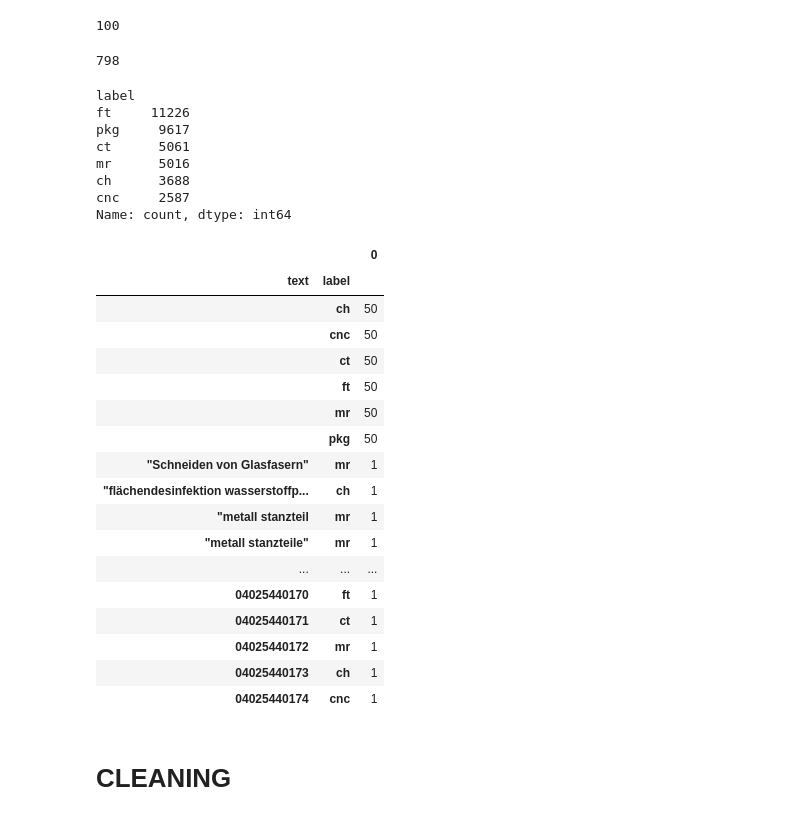
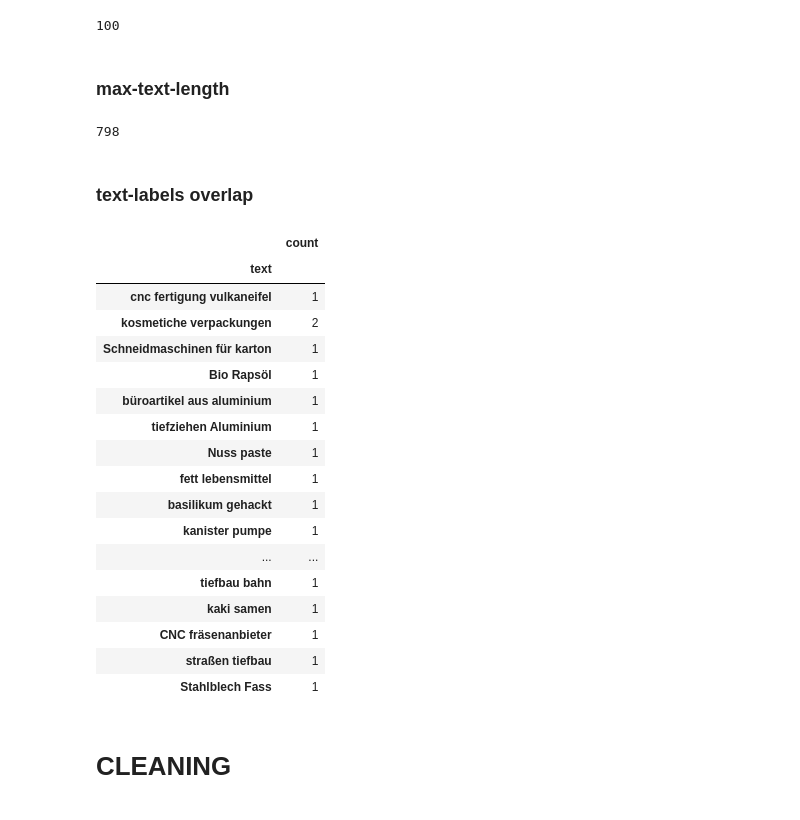
Before and after one commit to faysal887/muhfai887, a Jupyter notebook: data-analysis.ipynb, the cells around one changed output. Saved outputs shown, nothing was run; the diff lists cells and outputs as text; code cells hidden in the pictures.

```diff
--- a/data-analysis.ipynb
+++ b/data-analysis.ipynb
@@ -88,42 +75,35 @@ data.text.value_counts().to_frame().head(100)
 data.label.isnull().sum()
 # %% [output]
 100
+# %% [markdown]
+### max-text-length
 # %%
 data.text.str.len().max()
 # %% [output]
 798
-# %%
-data.label.value_counts()
-# %% [output]
-label
-ft     11226
-pkg     9617
-ct      5061
-mr      5016
-ch      3688
-cnc     2587
-Name: count, dtype: int64
+# %% [markdown]
+### text-labels overlap
 # %%
-data.groupby(['text', 'label']).size().to_frame().head(100)
+data.text.value_counts().to_frame().sample(100)
 # %% [output]
-|  |  | 0 |
-| text | label |  |
-|  | ch | 50 |
-|  | cnc | 50 |
-|  | ct | 50 |
-|  | ft | 50 |
-|  | mr | 50 |
-|  | pkg | 50 |
-| "Schneiden von Glasfasern" | mr | 1 |
-| "flächendesinfektion wasserstoffp... | ch | 1 |
-| "metall stanzteil | mr | 1 |
-| "metall stanzteile" | mr | 1 |
-| ... | ... | ... |
-| 04025440170 | ft | 1 |
-| 04025440171 | ct | 1 |
-| 04025440172 | mr | 1 |
-| 04025440173 | ch | 1 |
-| 04025440174 | cnc | 1 |
+|  | count |
+| text |  |
+| cnc fertigung vulkaneifel | 1 |
+| kosmetiche verpackungen | 2 |
+| Schneidmaschinen für karton | 1 |
+| Bio Rapsöl | 1 |
+| büroartikel aus aluminium | 1 |
+| tiefziehen Aluminium | 1 |
+| Nuss paste | 1 |
+| fett lebensmittel | 1 |
+| basilikum gehackt | 1 |
+| kanister pumpe | 1 |
+| ... | ... |
+| tiefbau bahn | 1 |
+| kaki samen | 1 |
+| CNC fräsenanbieter | 1 |
+| straßen tiefbau | 1 |
+| Stahlblech Fass | 1 |
 # %% [markdown]
 # CLEANING
 # %%
```
Also changed, not shown: parts of 40 cells of this notebook, 4 other files.
